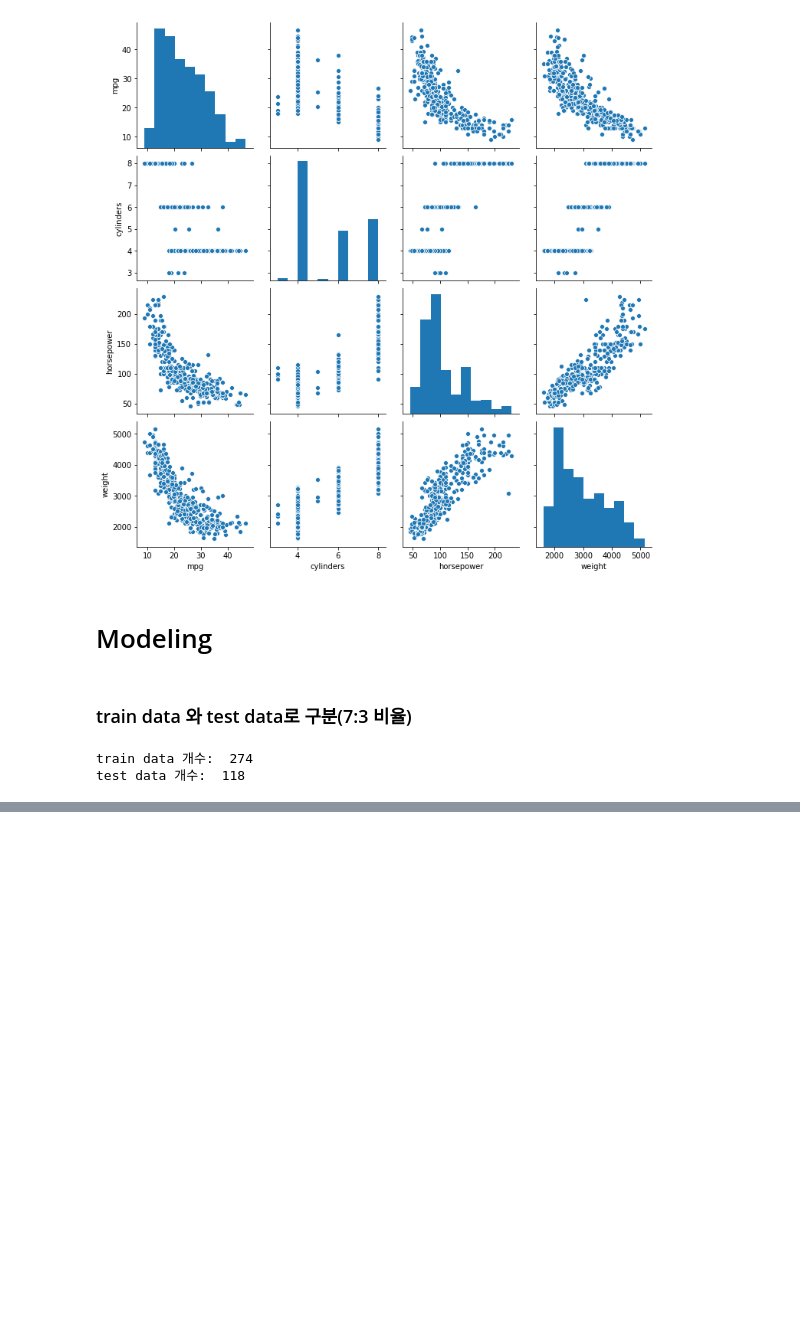
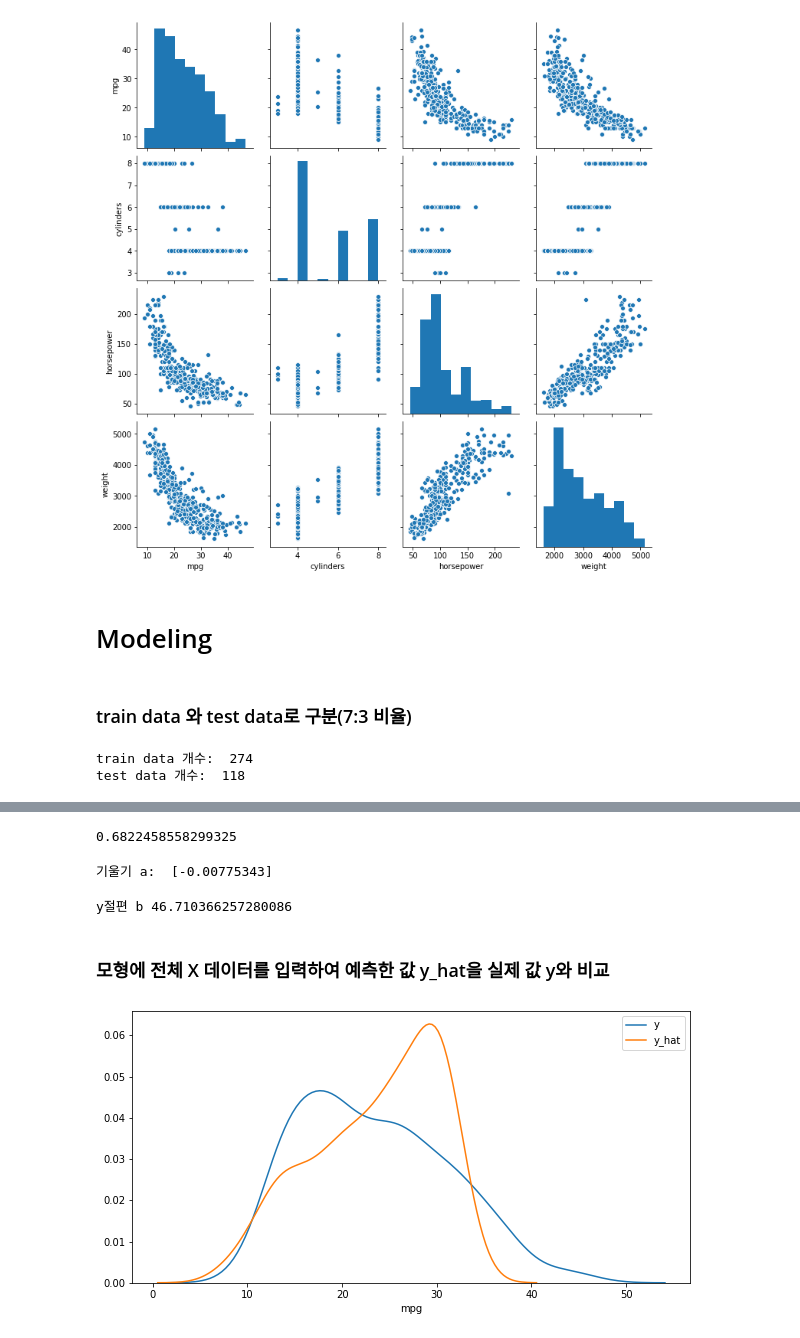
Before and after one commit to CodmingOut/AI_Mentoring, a Jupyter notebook: 002/Untitled.ipynb, the cells around one changed output, grey strips where cells are left out. Drawn from its saved outputs; the diff is of its cells as text; code cells hidden in the pictures; blank space fills up the shorter version.

```diff
--- a/002/Untitled.ipynb
+++ b/002/Untitled.ipynb
@@ -188,0 +191,2 @@ test data 개수:  118
+# %%
+lr = LinearRegression()
@@ -188,0 +195,2 @@ test data 개수:  118
+# %%
+lr.fit(X_train, y_train)
@@ -188,0 +201,25 @@ test data 개수:  118
+# %%
+r_square = lr.score(X_test, y_test)
+print(r_square)
+# %% [output]
+0.6822458558299325
+# %%
+print('기울기 a: ', lr.coef_)
+# %% [output]
+기울기 a:  [-0.00775343]
+# %%
+print('y절편 b', lr.intercept_)
+# %% [output]
+y절편 b 46.710366257280086
+# %% [markdown]
+### 모형에 전체 X 데이터를 입력하여 예측한 값 y_hat을 실제 값 y와 비교
+# %%
+y_hat = lr.predict(X)
+# %%
+plt.figure(figsize=(10, 5))
+ax1 = sns.distplot(y, hist=False, label="y")
+ax2 = sns.distplot(y_hat, hist=False, label="y_hat", ax=ax1)
+plt.show()
+plt.close()
+# %% [output]
+[figure, added]
```
Also changed, not shown: parts of 4 cells of this notebook.
